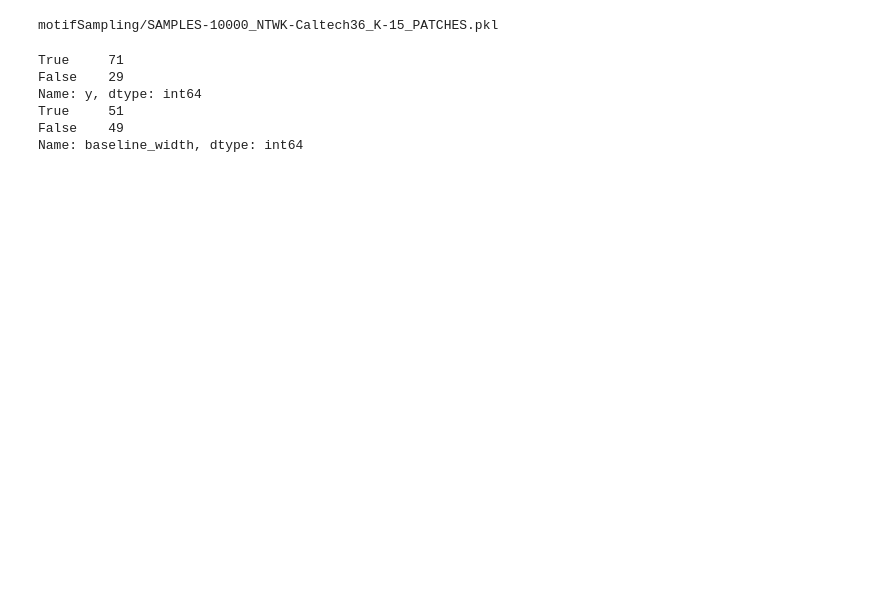
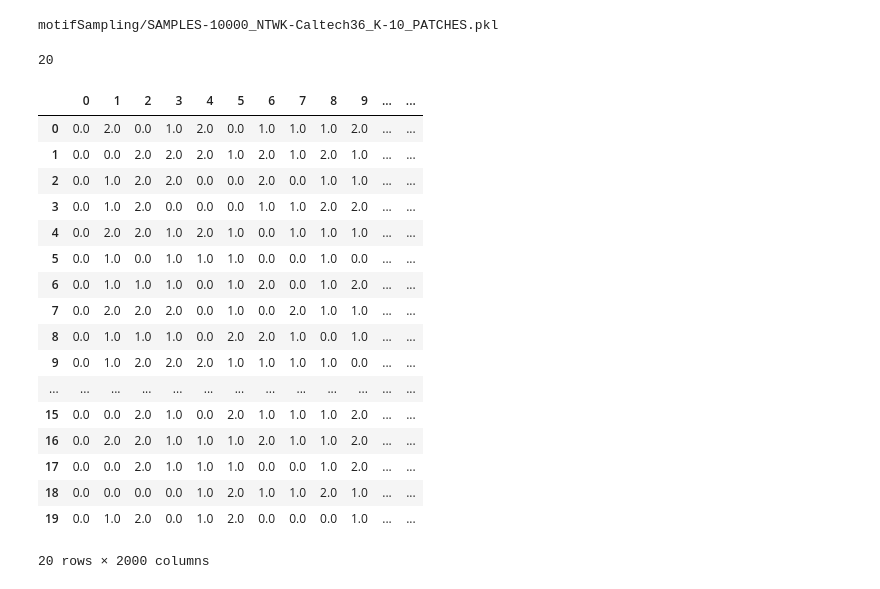
Before and after one commit to Zhaoxing-Wu/Interpretable-ML-Sync, a Jupyter notebook: Drivers/temp.ipynb, the cells around one changed output. Cells and saved outputs as stored; diff of their text form; code cells hidden in the pictures; blank space fills up the shorter version.

Commit message:
modified dynamicsMotif

```diff
--- a/Drivers/temp.ipynb
+++ b/Drivers/temp.ipynb
@@ -22,0 +25,31 @@ xembds = G.get_patches(k=15, sample_size=10, skip_folded_hom=True)
+# %%
+# Imports
+import numpy as np
+import pandas as pd
+from NNetwork import NNetwork as nn
+import networkx as nx
+import datagen
+import tqdm
+import os
+# Cloud
+import boto3
+import pickle
+
+# =======================================================
+# Connect to S3 resource
+# =======================================================
+# connect to S3 and create resource object
+s3_resource = boto3.resource(
+            service_name='s3',
+            region_name='us-west-1',
+            aws_access_key_id='AKIAWNJSAXHUWYXA4YJF',
+            aws_secret_access_key='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'
+            )
+s3_client = boto3.client('s3',
+            aws_access_key_id='AKIAWNJSAXHUWYXA4YJF',
+            aws_secret_access_key='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')
+
+# specify bucket object
+s3_bucket = s3_resource.Bucket('interpretable-sync')
+objects = s3_client.list_objects_v2(Bucket='interpretable-sync')
+allkeys = [obj['Key'] for obj in objects['Contents']]
@@ -38,11 +232,11 @@ if 0:
 ntwk = ["Caltech36", "UCLA26"]
 samples = 10000
 k = [10, 15, 20, 25, 30]
-num_nodes = k[1]
+num_nodes = k[0]
 name = "motifSampling/SAMPLES-"+str(samples)+"_NTWK-"+ntwk[0] + "_K-"+str(num_nodes)+'_PATCHES.pkl'
 print(name)
 binary_stream = s3_resource.Object(bucket_name='interpretable-sync',
         key=name).get()
 data = pickle.loads(binary_stream['Body'].read())
 # %% [output]
-motifSampling/SAMPLES-10000_NTWK-Caltech36_K-15_PATCHES.pkl
+motifSampling/SAMPLES-10000_NTWK-Caltech36_K-10_PATCHES.pkl
@@ -51,19 +243,30 @@ file_name = "temp.csv"
 # %%
 pred_iter = 40
 train_iter = 20
 kappa = 5
-X = data['X'][:,:100]
-datagen_FCA_dynamics(num_nodes, kappa, pred_iter, train_iter, file_name, X)
-df = pd.read_csv(file_name)
-print(df["y"].value_counts())
-print(df["baseline_width"].value_counts())
+X = data['X'][:,:20]
+df_fca = datagen_FCA_dynamics(num_nodes, kappa, pred_iter, train_iter, X)
+datagen_coladj(num_nodes, kappa, X, df_fca)
 # %% [output]
-True     71
-False    29
-Name: y, dtype: int64
-True     51
-False    49
-Name: baseline_width, dtype: int64
+20
+|  | 0 | 1 | 2 | 3 | 4 | 5 | 6 | 7 | 8 | 9 | ... | ... |
+| 0 | 0.0 | 2.0 | 0.0 | 1.0 | 2.0 | 0.0 | 1.0 | 1.0 | 1.0 | 2.0 | ... | ... |
+| 1 | 0.0 | 0.0 | 2.0 | 2.0 | 2.0 | 1.0 | 2.0 | 1.0 | 2.0 | 1.0 | ... | ... |
+| 2 | 0.0 | 1.0 | 2.0 | 2.0 | 0.0 | 0.0 | 2.0 | 0.0 | 1.0 | 1.0 | ... | ... |
+| 3 | 0.0 | 1.0 | 2.0 | 0.0 | 0.0 | 0.0 | 1.0 | 1.0 | 2.0 | 2.0 | ... | ... |
+| 4 | 0.0 | 2.0 | 2.0 | 1.0 | 2.0 | 1.0 | 0.0 | 1.0 | 1.0 | 1.0 | ... | ... |
+| 5 | 0.0 | 1.0 | 0.0 | 1.0 | 1.0 | 1.0 | 0.0 | 0.0 | 1.0 | 0.0 | ... | ... |
+| 6 | 0.0 | 1.0 | 1.0 | 1.0 | 0.0 | 1.0 | 2.0 | 0.0 | 1.0 | 2.0 | ... | ... |
+| 7 | 0.0 | 2.0 | 2.0 | 2.0 | 0.0 | 1.0 | 0.0 | 2.0 | 1.0 | 1.0 | ... | ... |
+| 8 | 0.0 | 1.0 | 1.0 | 1.0 | 0.0 | 2.0 | 2.0 | 1.0 | 0.0 | 1.0 | ... | ... |
+| 9 | 0.0 | 1.0 | 2.0 | 2.0 | 2.0 | 1.0 | 1.0 | 1.0 | 1.0 | 0.0 | ... | ... |
+| ... | ... | ... | ... | ... | ... | ... | ... | ... | ... | ... | ... | ... |
+| 15 | 0.0 | 0.0 | 2.0 | 1.0 | 0.0 | 2.0 | 1.0 | 1.0 | 1.0 | 2.0 | ... | ... |
+| 16 | 0.0 | 2.0 | 2.0 | 1.0 | 1.0 | 1.0 | 2.0 | 1.0 | 1.0 | 2.0 | ... | ... |
+| 17 | 0.0 | 0.0 | 2.0 | 1.0 | 1.0 | 1.0 | 0.0 | 0.0 | 1.0 | 2.0 | ... | ... |
+| 18 | 0.0 | 0.0 | 0.0 | 0.0 | 1.0 | 2.0 | 1.0 | 1.0 | 2.0 | 1.0 | ... | ... |
+| 19 | 0.0 | 1.0 | 2.0 | 0.0 | 1.0 | 2.0 | 0.0 | 0.0 | 0.0 | 1.0 | ... | ... |
+20 rows × 2000 columns
 # %%
 pred_iter = 40
 train_iter = 25
```
Also changed, not shown: parts of 10 cells of this notebook, 3 other files.
